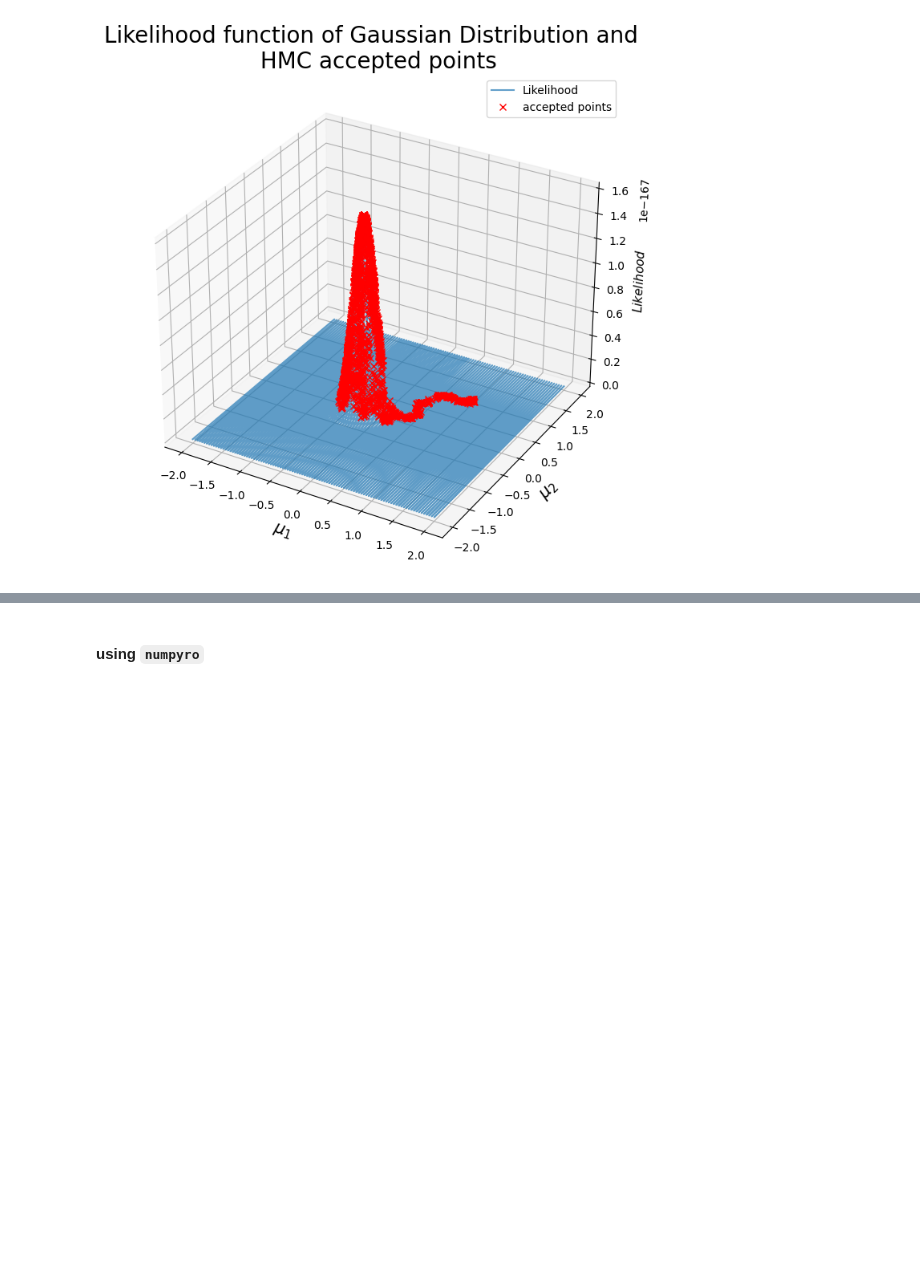
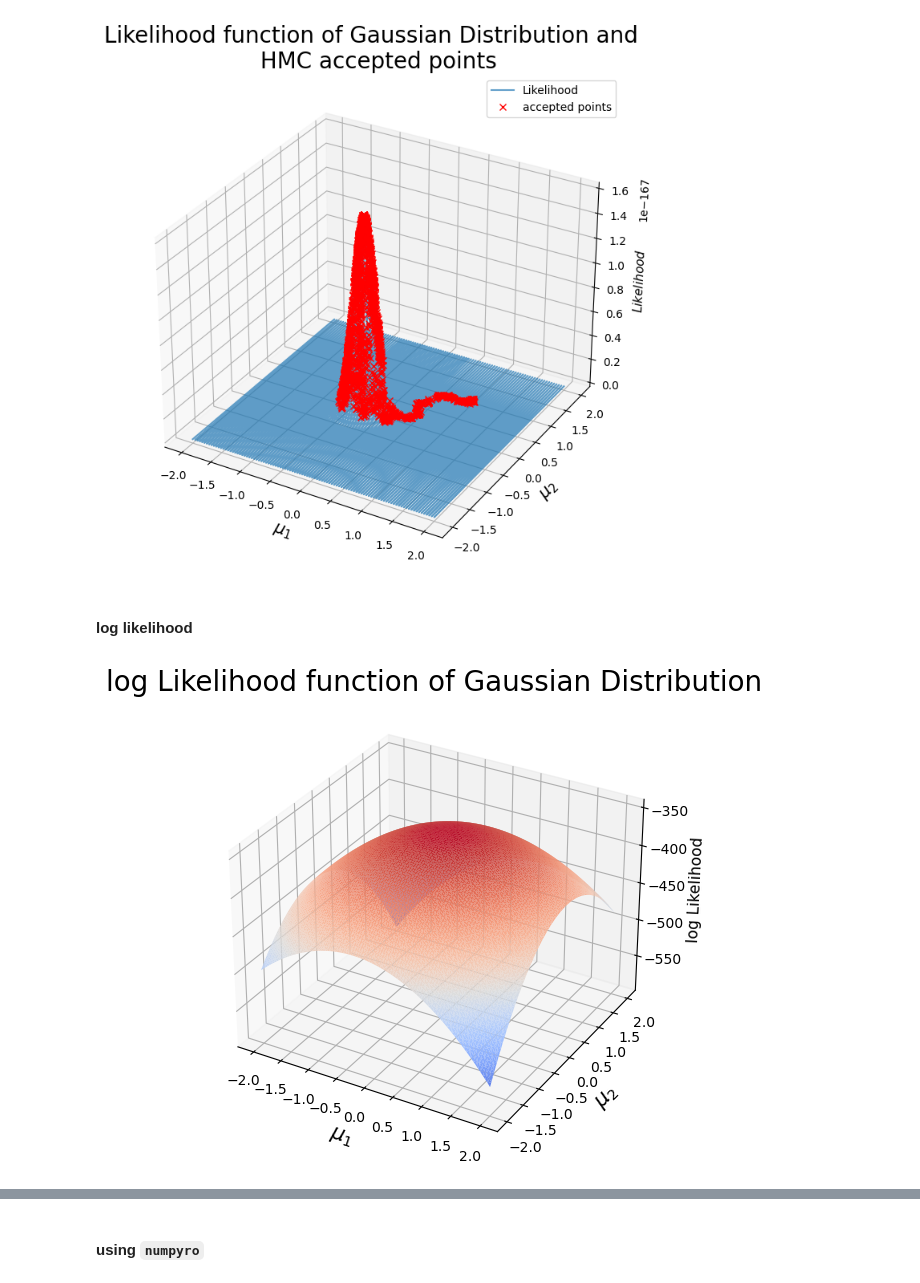
Before and after one commit to pjdunne/MResMCMC2023, a Jupyter notebook: HMC/exercise.ipynb, the cells around one changed output, grey strips where cells are left out. Drawn from its saved outputs; the diff is of its cells as text; code cells hidden in the pictures; blank space fills up the shorter version.

```diff
--- a/HMC/exercise.ipynb
+++ b/HMC/exercise.ipynb
@@ -142,3 +153,33 @@ plt.legend()
 plt.show()
 # %% [output]
 [figure]
+# %% [markdown]
+#### log likelihood
+# %%
+logLikeli = log_Likelihood_MultidimensionalGaussian(Dim=2, Sigma=cov, Dataset=dataset)
+# %%
+Grid = np.linspace(-2, 2, 100)
+x = []
+y = []
+z = []
+r = len(Grid)
+
+for g in Grid:
+    y += list(Grid+mean[1])
+    x += [g+mean[0]]*r
+    z += [logLikeli.logL([g+mean[0], k+mean[1]]) for k in Grid]
+# x, y, z = np.array(x), np.array(y), np.array(z)
+# z = z.reshape((100,100))
+
+fig = plt.figure(figsize=(10,6),facecolor="white")
+
+Gau = fig.add_subplot(projection="3d")
+Gau.plot_trisurf(x, y, z, cmap='coolwarm')
+Gau.set_xlabel("$\mu_1$", fontsize=15)
+Gau.set_ylabel("$\mu_2$", fontsize=15)
+Gau.set_zlabel("log Likelihood", fontsize=11)
+Gau.set_title("log Likelihood function of Gaussian Distribution", fontsize=20)
+
+plt.show()
+# %% [output]
+[figure, added]
```
Also changed, not shown: parts of 12 cells of this notebook.
